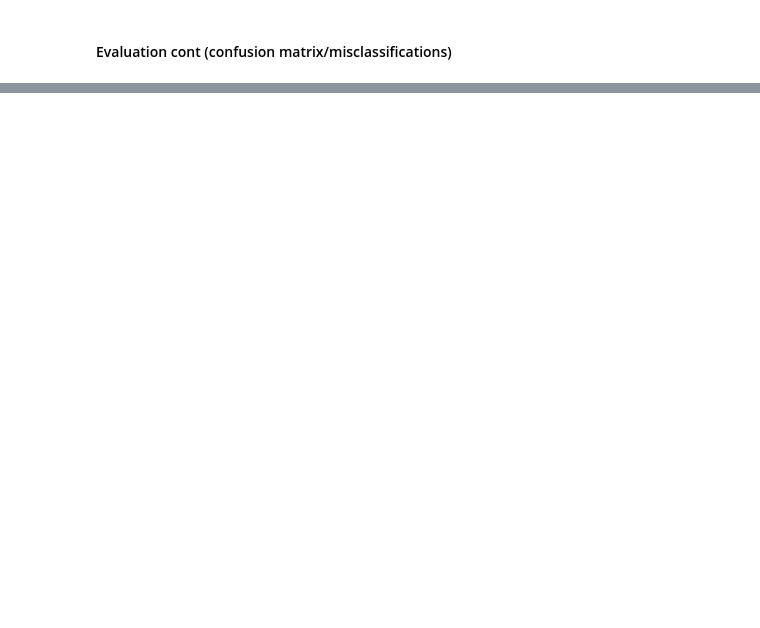
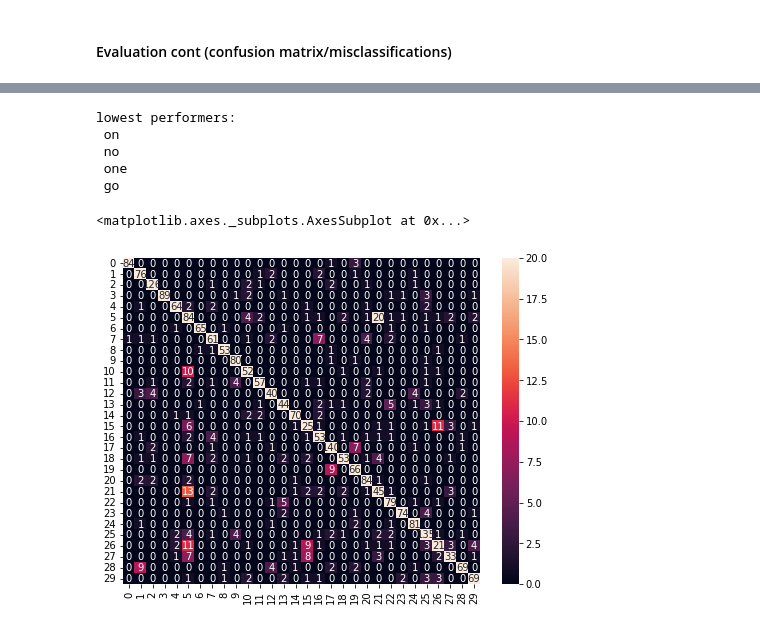
Before and after one commit to JoeSangiolo/AIT_Speech_Classification, a Jupyter notebook: Preprocessing_training_and_evaluation.ipynb, the cells around one changed output, grey strips where cells are left out. Cells and saved outputs as stored; diff of their text form; code cells hidden in the pictures; blank space fills up the shorter version.

```diff
--- a/Preprocessing_training_and_evaluation.ipynb
+++ b/Preprocessing_training_and_evaluation.ipynb
@@ -389,6 +529,6 @@ print(labels_2.shape)
 # %%
 ### creating X_train/X_test, Y_train/Y_test data splits
-X_train_2, y_train_2, X_test_2, y_test_2 = split_data(mel_spectrograms_1, labels_1)
+X_train_2, y_train_2, X_test_2, y_test_2 = split_data(mel_spectrograms_2, y)
 print(X_train_2.shape)
 print(y_train_2.shape)
 print(X_test_2.shape)
@@ -399,15 +549,18 @@ print(y_test_2.shape)
 # %%
 # reshaping 3D tensors to 4D tensors for fully-connected layers
-X_train_2 = X_train_2.reshape(-1, FIXME, FIXME, 1) # FIXME (batch, rows, columns, channels)
+X_train_2 = X_train_2.reshape(-1, 1025, 44, 1) # FIXME (batch, rows, columns, channels)
 # 60000*28*28
 # np.extend_dims(X_train, -1)
-X_test_2 = X_test_2.reshape(-1, FIXME, FIXME, 1) # FIXME (batch, rows, columns, channels)
+X_test_2 = X_test_2.reshape(-1, 1025, 44, 1) # FIXME (batch, rows, columns, channels)
 
 # it is in int8 format, the neural network requires float32, convert the arrays to float32
 X_train_2 = X_train_2.astype("float32")
 X_test_2 = X_test_2.astype("float32")
 
+
 ### converting Y_train/Y_test from explicit digits (0,...,9) to categorical (ex. 5 -> [0,0,0,0,0,1,0,0,0,0])
-nb_classes_2=30
+nb_classes_2=len(classes_2)
+'''
 Y_train_2 = to_categorical(y_train_2, nb_classes_2)
 Y_test_2 = to_categorical(y_test_2, nb_classes_2)
+'''
@@ -421,11 +580,11 @@ print(Y_train_2[0].astype(np.int))
 #from tensorflow.keras.layers import Conv2D, MaxPool2D, Flatten
 
 model2 = Sequential()
-model2.add(Conv2D(6, (5,5), activation='relu', kernel_initializer=HeNormal(), input_shape=(FIXME,FIXME,1,)))
+model2.add(Conv2D(6, (5,5), activation='relu', kernel_initializer=HeNormal(), input_shape=(1025,44,1,)))
 model2.add(MaxPool2D())
 model2.add(Conv2D(16, (5,5), activation='relu', kernel_initializer=HeNormal()))
 model2.add(Flatten())
-model2.add(Dense(nb_classes, activation='softmax'))
+model2.add(Dense(nb_classes_2, activation='softmax'))
 
 model2.compile(loss='categorical_crossentropy', optimizer='adam', metrics=['accuracy'])
 # %%
@@ -437,6 +619,6 @@ model2.input
 # %%
 es = EarlyStopping(patience=3, restore_best_weights=True, monitor='val_accuracy') # Early stopping
 # %%
-network_history = model2.fit(X_train, Y_train, batch_size=128,
-                            epochs=10, verbose=1, validation_split=0.2,
+network_history = model2.fit(X_train_2, y_train_2, batch_size=128,
+                            epochs=4, verbose=1, validation_split=0.2, # seems to start overfitting at epoch 5
                             callbacks=[es])
@@ -464,4 +708,20 @@ print(classification_report(np.argmax(Y_test_2, axis=1), pred_labels_2))
+# %%
+print( "lowest performers:\n",
+    indices_class[5], "\n",
+    indices_class[15], "\n",
+    indices_class[21], "\n",
+    indices_class[26]
+)
+# %% [output]
+lowest performers:
+ on
+ no
+ one
+ go
 # %%
-conf_2 = confusion_matrix(np.argmax(Y_test_2, axis=1), pred_labels_2)
+conf_2 = confusion_matrix(np.argmax(y_test_2, axis=1), pred_labels_2)
 plt.figure(figsize=(8,6))
 sns.heatmap(conf_2, annot=True, fmt="d", vmax=20)
+# %% [output]
+<matplotlib.axes._subplots.AxesSubplot at 0x...>
+[figure, added]
```
Also changed, not shown: parts of 48 cells of this notebook.
